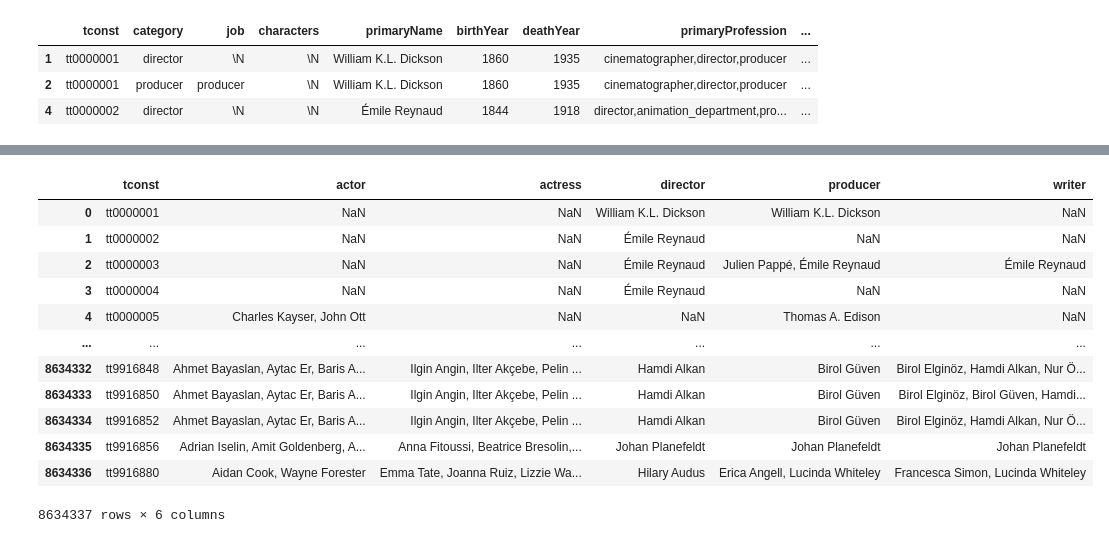
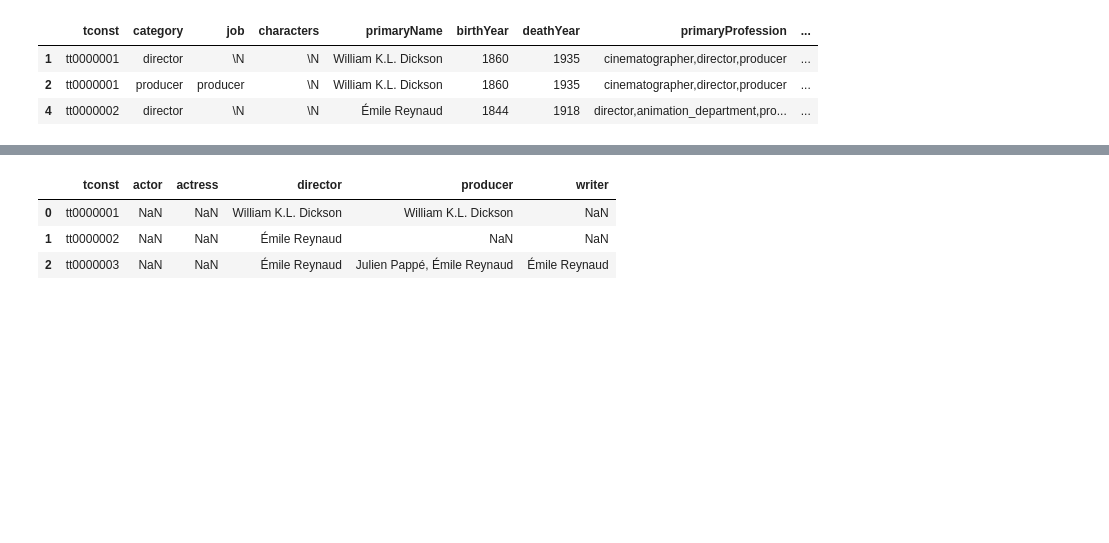
Before and after one commit to Idumii/WildCodeSchool-Projet2, a Jupyter notebook: base.ipynb, the cells around one changed output, grey strips where cells are left out. Saved outputs shown, nothing was run; the diff lists cells and outputs as text; code cells hidden in the pictures; blank space fills up the shorter version.

```diff
--- a/base.ipynb
+++ b/base.ipynb
@@ -389,43 +272,34 @@ df_final"""
 # %%
 #df_sample = df_merge_crew_names.sample(1000000, random_state=42)
 
 # Étape 1 : grouper et concaténer les noms pour chaque tconst + category
 df_grouped = (
     df_merge_crew_names
       .groupby(['tconst', 'category'])['primaryName']
       .apply(lambda names:
              ', '.join(
                sorted(
                  {n for n in names if pd.notnull(n) and isinstance(n, str)}
                )
              )
       )
       .reset_index()
 )
 
 # Étape 2 : pivot pour avoir une colonne par catégorie
 df_pivot = df_grouped.pivot(index='tconst', columns='category', values='primaryName') \
     .reset_index()
 
 # Étape 3 : nettoyage
 df_pivot.columns.name = None  # enlève le nom de l’index de colonne
 
 # Résultat
-df_pivot
+df_pivot.head(3)
 # %% [output]
 |  | tconst | actor | actress | director | producer | writer |
 | 0 | tt0000001 | NaN | NaN | William K.L. Dickson | William K.L. Dickson | NaN |
 | 1 | tt0000002 | NaN | NaN | Émile Reynaud | NaN | NaN |
 | 2 | tt0000003 | NaN | NaN | Émile Reynaud | Julien Pappé, Émile Reynaud | Émile Reynaud |
-| 3 | tt0000004 | NaN | NaN | Émile Reynaud | NaN | NaN |
-| 4 | tt0000005 | Charles Kayser, John Ott | NaN | NaN | Thomas A. Edison | NaN |
-| ... | ... | ... | ... | ... | ... | ... |
-| 8634332 | tt9916848 | Ahmet Bayaslan, Aytac Er, Baris A... | Ilgin Angin, Ilter Akçebe, Pelin ... | Hamdi Alkan | Birol Güven | Birol Elginöz, Hamdi Alkan, Nur Ö... |
-| 8634333 | tt9916850 | Ahmet Bayaslan, Aytac Er, Baris A... | Ilgin Angin, Ilter Akçebe, Pelin ... | Hamdi Alkan | Birol Güven | Birol Elginöz, Birol Güven, Hamdi... |
-| 8634334 | tt9916852 | Ahmet Bayaslan, Aytac Er, Baris A... | Ilgin Angin, Ilter Akçebe, Pelin ... | Hamdi Alkan | Birol Güven | Birol Elginöz, Hamdi Alkan, Nur Ö... |
-| 8634335 | tt9916856 | Adrian Iselin, Amit Goldenberg, A... | Anna Fitoussi, Beatrice Bresolin,... | Johan Planefeldt | Johan Planefeldt | Johan Planefeldt |
-| 8634336 | tt9916880 | Aidan Cook, Wayne Forester | Emma Tate, Joanna Ruiz, Lizzie Wa... | Hilary Audus | Erica Angell, Lucinda Whiteley | Francesca Simon, Lucinda Whiteley |
-8634337 rows × 6 columns
 # %%
 # On enleve les colonnes category et primaryName
 df_merge_crew_names_clean_cat = df_merge_crew_names.drop(columns=['category', 'primaryName'], axis=1)
```
Also changed, not shown: parts of 20 cells of this notebook, 1 other file.
